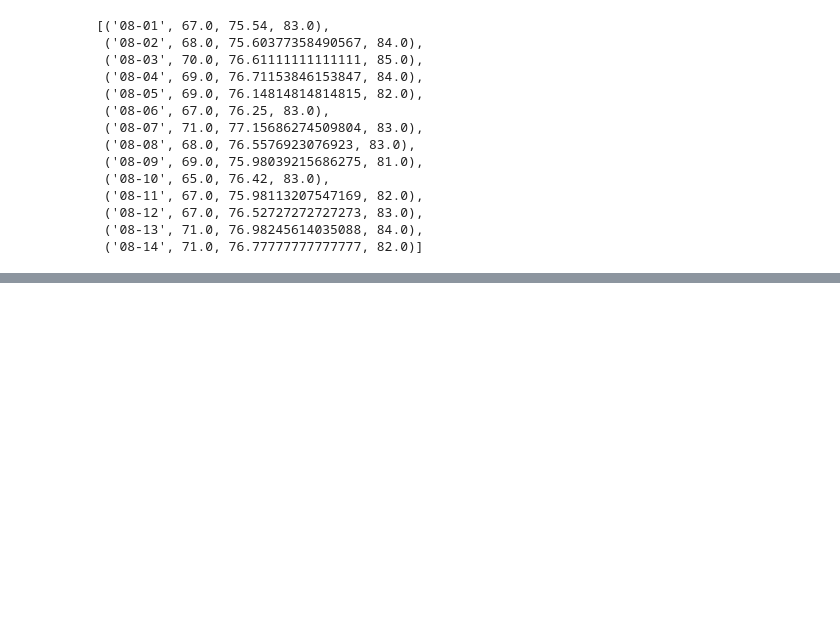
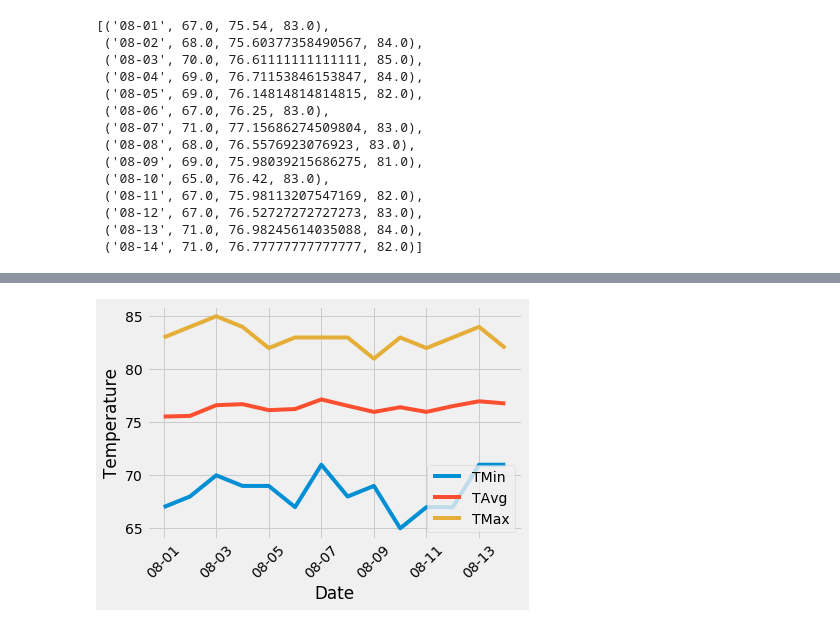
Before and after one commit to HaifaNajdawi/SQLAlchemy_climate_analysis_on_Honolulu-_Hawaii, a Jupyter notebook: climate_starter.ipynb, the cells around one changed output, grey strips where cells are left out. Saved outputs shown, nothing was run; the diff lists cells and outputs as text; code cells hidden in the pictures; blank space fills up the shorter version.

```diff
--- a/climate_starter.ipynb
+++ b/climate_starter.ipynb
@@ -381,3 +381,9 @@ df
 | 08-14 | 71.0 | 76.777778 | 82.0 |
 # %%
 # Plot the daily normals as an area plot with `stacked=False`
+trip_temp_df.plot(stacked=False,rot=45)
+plt.ylabel("Temperature")
+plt.xlabel("Date")
+plt.show()
+# %% [output]
+[figure, added]
```
Also changed, not shown: parts of 1 cell of this notebook.
